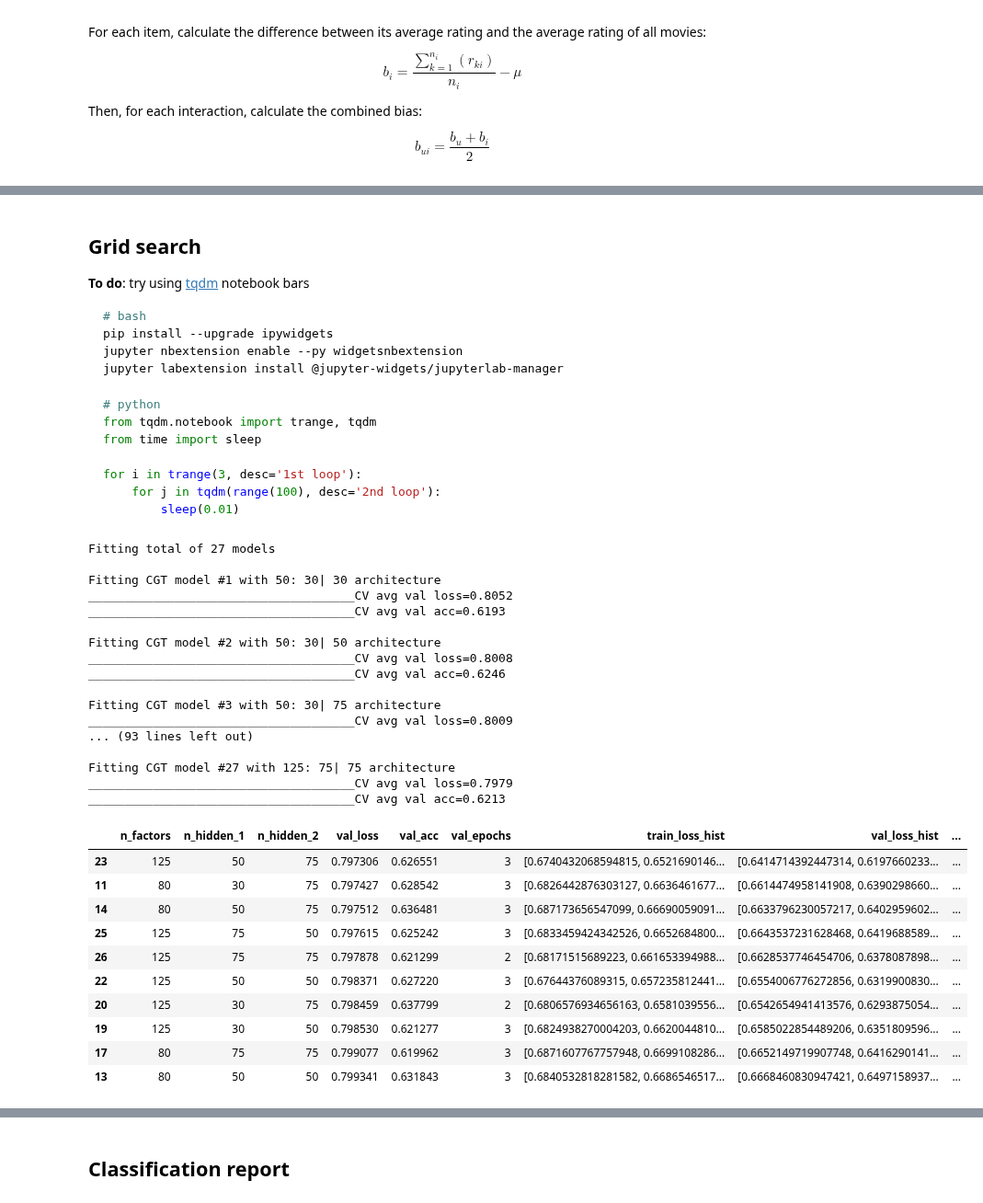
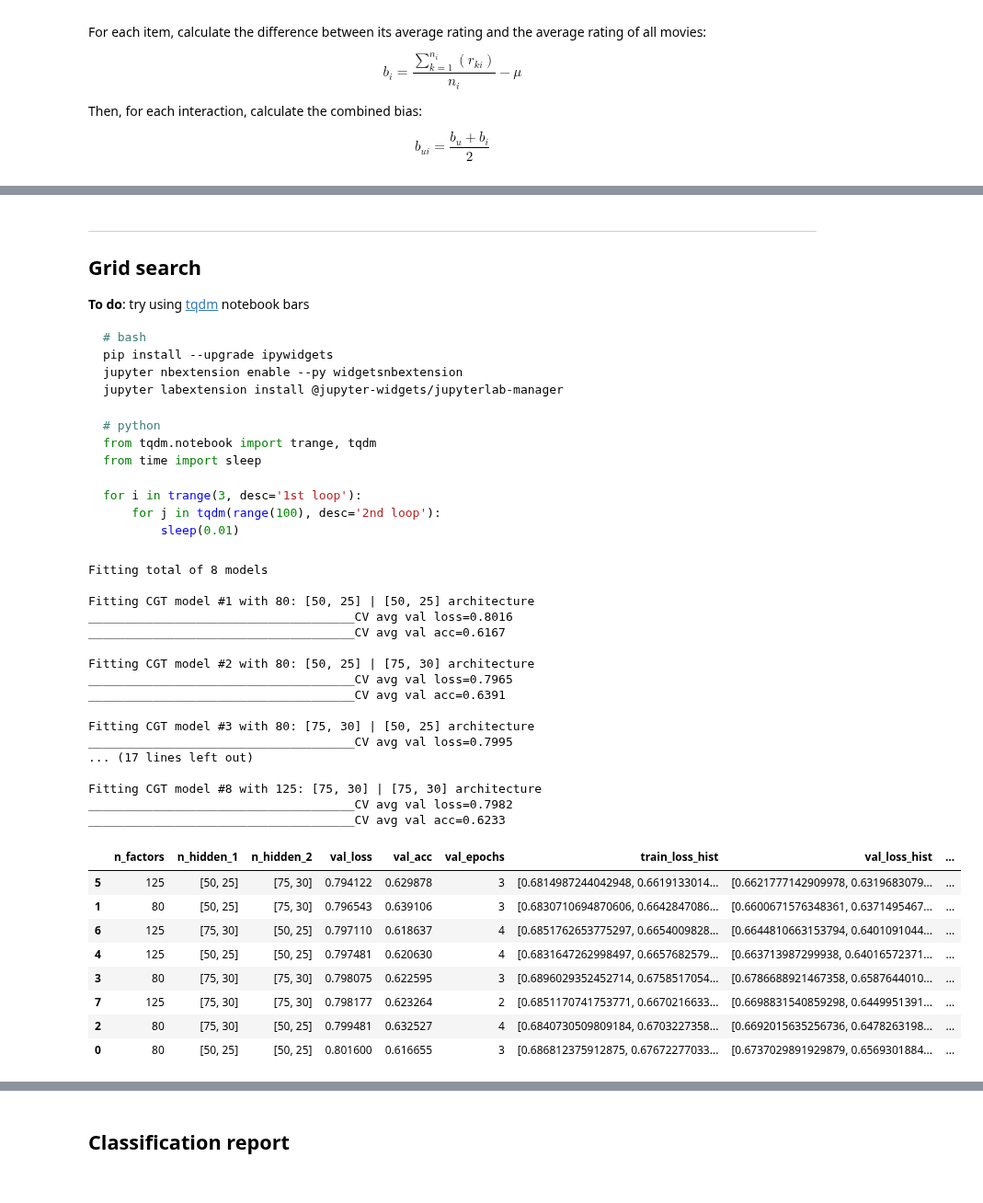
Before and after one commit to James-Leslie/deep-collaborative-filtering, a Jupyter notebook: tf-movielens100k.ipynb, the cells around one changed output, grey strips where cells are left out. Shown at 92% size. Cells and saved outputs as stored; diff of their text form; code cells hidden in the pictures.

```diff
--- a/tf-movielens100k.ipynb
+++ b/tf-movielens100k.ipynb
@@ -195,4 +128,5 @@ def compile_genre_model(n_items, n_users, mean_rating, n_latent, n_hidden_1, n_h
 # %% [markdown]
+---
 ## Grid search
 **To do**: try using [tqdm](https://github.com/tqdm/tqdm) notebook bars
 
@@ -215,9 +151,8 @@ for i in trange(3, desc='1st loop'):
 # %%
 # hyper parameters
-HP_N_FACTORS = [50, 80, 125]
-HP_N_HIDDEN_1 = [30, 50, 75]
-# HP_DROPOUT_1 = [.2, .25]
-HP_N_HIDDEN_2 = [30, 50, 75]
+HP_N_FACTORS = [80, 125]
+HP_N_HIDDEN_1 = [[50,25], [75,30]]
+HP_N_HIDDEN_2 = [[50,25], [75,30]]
 # HP_DROPOUT_2 = [0, .2, .25]
 # %%
 # dataframe to store results of grid search
@@ -265,7 +200,7 @@ for N_FACTORS in HP_N_FACTORS:
                     x=[train.userId.values, train.movieId.values, train.bias.values],
                     y=train.rating.values,
                     batch_size=512,
-                    epochs=10,
+                    epochs=8,
                     verbose=0,
                     validation_split=.2
                 )
@@ -278,7 +213,7 @@ for N_FACTORS in HP_N_FACTORS:
                 result = model2.fit(
                     train.movieId.values, train.Drama.values,
                     batch_size=64,
-                    epochs=5,
+                    epochs=6,
                     verbose=0,
                     validation_data=(test.movieId.values, test.Drama.values))
 
@@ -290,6 +225,8 @@ for N_FACTORS in HP_N_FACTORS:
                 min_epochs = min(np.argmin(result.history['val_loss']) + 1, min_epochs)
 
                 count += 1
+
+                del model1, model2
 
             # calculate average holdout loss across all CV folds
             avg_loss = total_loss / 5
@@ -320,39 +257,39 @@ grid_results = pd.DataFrame(grid_results)
 # reorder columns
 grid_results = grid_results[col_order]
 # %% [output]
-Fitting total of 27 models
+Fitting total of 8 models
 
-Fitting CGT model #1 with 50: 30| 30 architecture
-_____________________________________CV avg val loss=0.8052
-_____________________________________CV avg val acc=0.6193
+Fitting CGT model #1 with 80: [50, 25] | [50, 25] architecture
+_____________________________________CV avg val loss=0.8016
+_____________________________________CV avg val acc=0.6167
 
-Fitting CGT model #2 with 50: 30| 50 architecture
-_____________________________________CV avg val loss=0.8008
-_____________________________________CV avg val acc=0.6246
+Fitting CGT model #2 with 80: [50, 25] | [75, 30] architecture
+_____________________________________CV avg val loss=0.7965
+_____________________________________CV avg val acc=0.6391
 
-Fitting CGT model #3 with 50: 30| 75 architecture
-_____________________________________CV avg val loss=0.8009
-... (93 lines left out)
+Fitting CGT model #3 with 80: [75, 30] | [50, 25] architecture
+_____________________________________CV avg val loss=0.7995
+... (17 lines left out)
 
-Fitting CGT model #27 with 125: 75| 75 architecture
-_____________________________________CV avg val loss=0.7979
-_____________________________________CV avg val acc=0.6213
+Fitting CGT model #8 with 125: [75, 30] | [75, 30] architecture
+_____________________________________CV avg val loss=0.7982
+_____________________________________CV avg val acc=0.6233
 # %%
 # get best 10 models
 grid_results = grid_results.sort_values('val_loss')
+grid_results.to_csv(path+'grid_results.csv', index=False)
+
 grid_results.head(10)
 # %% [output]
 |  | n_factors | n_hidden_1 | n_hidden_2 | val_loss | val_acc | val_epochs | train_loss_hist | val_loss_hist | ... |
-| 23 | 125 | 50 | 75 | 0.797306 | 0.626551 | 3 | [0.6740432068594815, 0.6521690146... | [0.6414714392447314, 0.6197660233... | ... |
-| 11 | 80 | 30 | 75 | 0.797427 | 0.628542 | 3 | [0.6826442876303127, 0.6636461677... | [0.6614474958141908, 0.6390298660... | ... |
-| 14 | 80 | 50 | 75 | 0.797512 | 0.636481 | 3 | [0.687173656547099, 0.66690059091... | [0.6633796230057217, 0.6402959602... | ... |
-| 25 | 125 | 75 | 50 | 0.797615 | 0.625242 | 3 | [0.6833459424342526, 0.6652684800... | [0.6643537231628468, 0.6419688589... | ... |
-| 26 | 125 | 75 | 75 | 0.797878 | 0.621299 | 2 | [0.68171515689223, 0.661653394988... | [0.6628537746454706, 0.6378087898... | ... |
-| 22 | 125 | 50 | 50 | 0.798371 | 0.627220 | 3 | [0.67644376089315, 0.657235812441... | [0.6554006776272856, 0.6319900830... | ... |
-| 20 | 125 | 30 | 75 | 0.798459 | 0.637799 | 2 | [0.6806576934656163, 0.6581039556... | [0.6542654941413576, 0.6293875054... | ... |
-| 19 | 125 | 30 | 50 | 0.798530 | 0.621277 | 3 | [0.6824938270004203, 0.6620044810... | [0.6585022854489206, 0.6351809596... | ... |
-| 17 | 80 | 75 | 75 | 0.799077 | 0.619962 | 3 | [0.6871607767757948, 0.6699108286... | [0.6652149719907748, 0.6416290141... | ... |
-| 13 | 80 | 50 | 50 | 0.799341 | 0.631843 | 3 | [0.6840532818281582, 0.6686546517... | [0.6668460830947421, 0.6497158937... | ... |
+| 5 | 125 | [50, 25] | [75, 30] | 0.794122 | 0.629878 | 3 | [0.6814987244042948, 0.6619133014... | [0.6621777142909978, 0.6319683079... | ... |
+| 1 | 80 | [50, 25] | [75, 30] | 0.796543 | 0.639106 | 3 | [0.6830710694870606, 0.6642847086... | [0.6600671576348361, 0.6371495467... | ... |
+| 6 | 125 | [75, 30] | [50, 25] | 0.797110 | 0.618637 | 4 | [0.6851762653775297, 0.6654009828... | [0.6644810663153794, 0.6401091044... | ... |
+| 4 | 125 | [50, 25] | [50, 25] | 0.797481 | 0.620630 | 4 | [0.6831647262998497, 0.6657682579... | [0.663713987299938, 0.64016572371... | ... |
+| 3 | 80 | [75, 30] | [75, 30] | 0.798075 | 0.622595 | 3 | [0.6896029352452714, 0.6758517054... | [0.6786688921467358, 0.6587644010... | ... |
+| 7 | 125 | [75, 30] | [75, 30] | 0.798177 | 0.623264 | 2 | [0.6851170741753771, 0.6670216633... | [0.6698831540859298, 0.6449951391... | ... |
+| 2 | 80 | [75, 30] | [50, 25] | 0.799481 | 0.632527 | 4 | [0.6840730509809184, 0.6703227358... | [0.6692015635256736, 0.6478263198... | ... |
+| 0 | 80 | [50, 25] | [50, 25] | 0.801600 | 0.616655 | 3 | [0.686812375912875, 0.67672277033... | [0.6737029891929879, 0.6569301884... | ... |
 # %%
 # plot training curve of best model
 plt.plot(grid_results.train_loss_hist.values[0], label='train')
```
Also changed, not shown: parts of 18 cells of this notebook, 5 other files.
